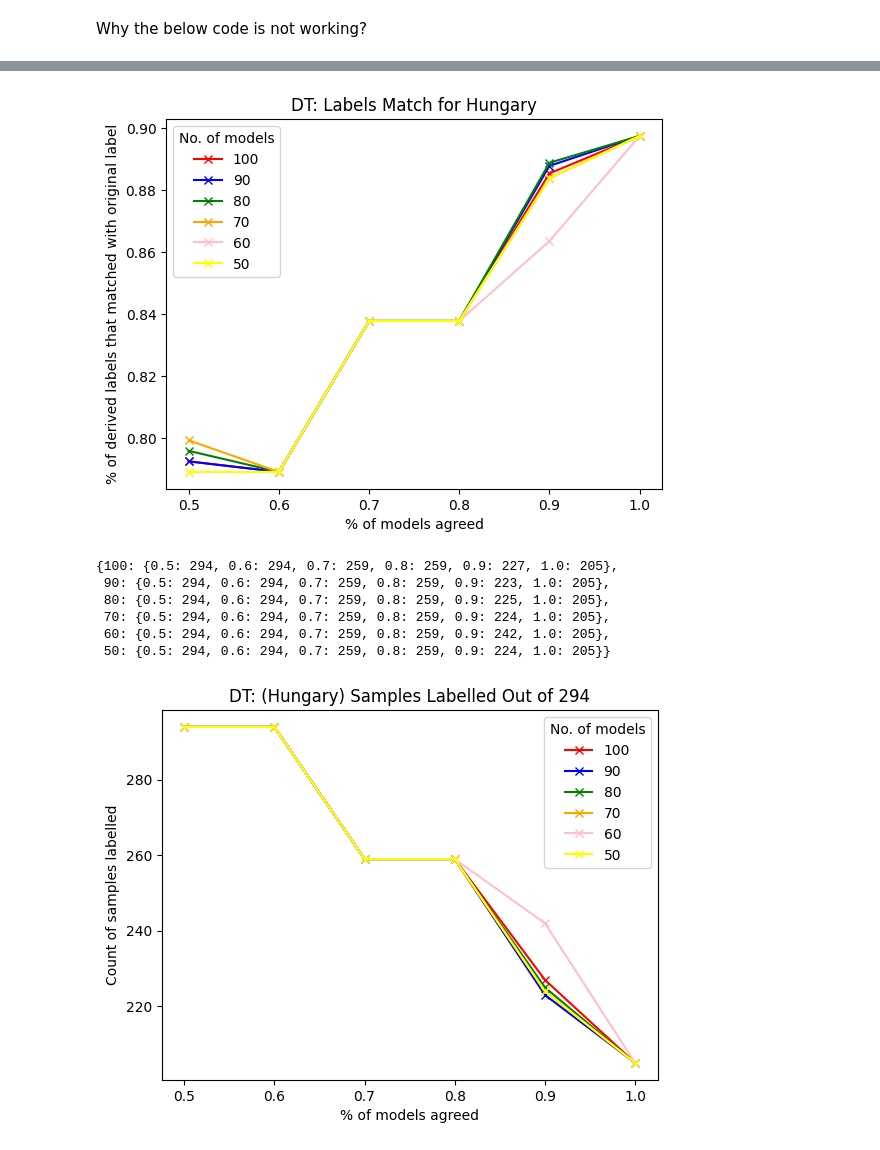
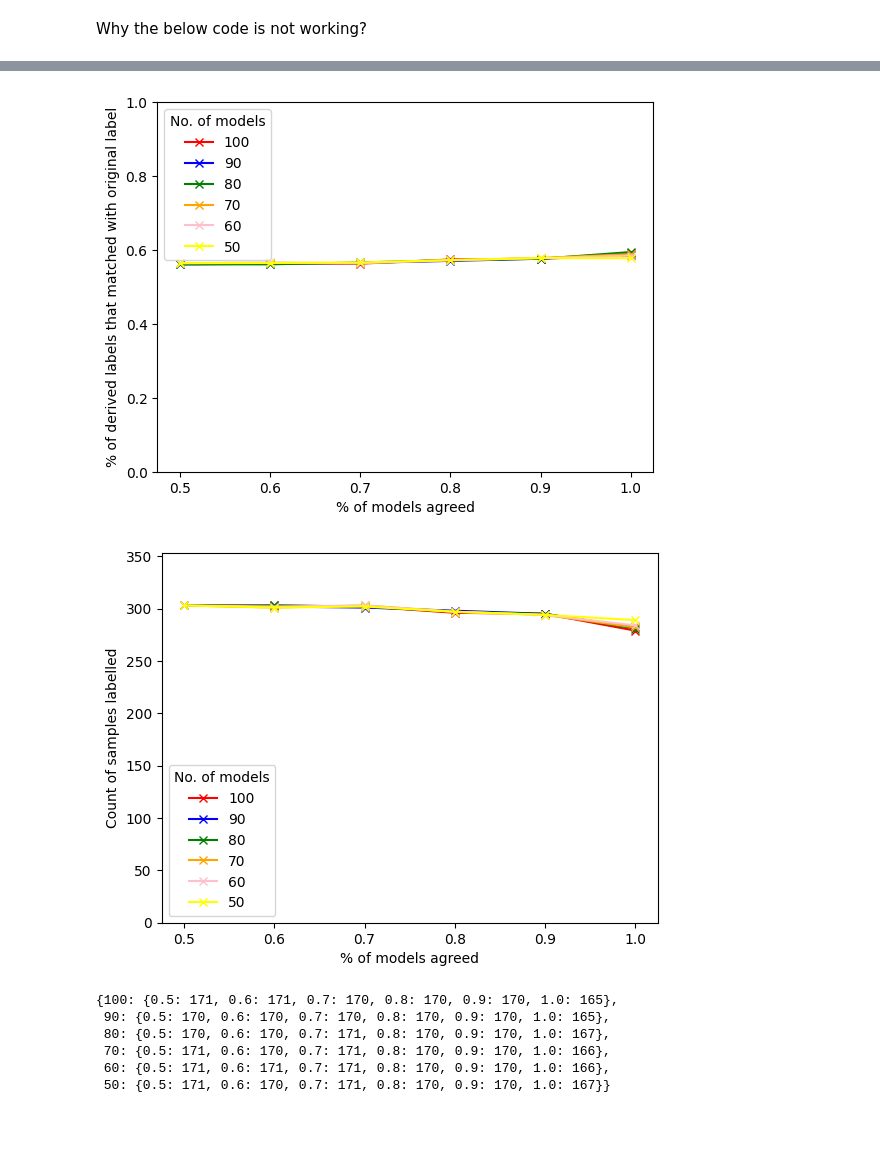
Before and after one commit to bhaveshneekhra/model_agreement, a Jupyter notebook: plot_results.ipynb, the cells around one changed output, grey strips where cells are left out. Drawn from its saved outputs; the diff is of its cells as text; code cells hidden in the pictures; blank space fills up the shorter version.

```diff
--- a/plot_results.ipynb
+++ b/plot_results.ipynb
@@ -8,4 +8,8 @@ import matplotlib.pyplot as plt
 
 import os
 # %%
-model_name = 'DT'
+model_name = 'LR'
+
+dataset_combo = "CL_VA"
+
+save_tables = 0
@@ -12,5 +63,5 @@ model_name = 'DT'
 # %%
-path = './Final_Results/HD/'+model_name+"/"
+path = './Final_Results/HD/'+dataset_combo+"/"+model_name+"/"
 # %%
 dfs = {100:{}, 90:{}, 80:{}, 70:{}, 60:{}, 50:{}}
 
@@ -30,10 +81,18 @@ if isExist:
     for num_models in dfs:
         for agreement_rate in dfs[num_models]:
             df = dfs[num_models][agreement_rate]
-            derived_label_match = df.loc[df['description']=='label match with the origial labels for Hungary']['value'].item()
-    #         derived_label_match = derived_label_match.split('\n')[1]
+
+            match_for = 'label match with the origial labels for '+derived_dataset
+            derived_label_match = df.loc[df['description']==match_for]['value'].item()
+
+            match_for = 'Train on original '+base_dataset+' test on original '+derived_dataset
+            # train_base_label_derive_acc_match = df.loc[df['description']==match_for]['value'].item()
+            # derived_label_match = df.loc['label match with the origial labels for ' in df['description']]['value'].item()
+            # derived_label_match = derived_label_match.split('\n')[1]
     #         derived_label_match = [x.split(' ')[0] for x in derived_label_match]
             derived_label_match_results[num_models][agreement_rate] = derived_label_match
 
     for num_models in derived_label_match_results:
         derived_label_match_results[num_models] = dict(sorted(derived_label_match_results[num_models].items()))
+else:
+    raise SystemExit("\n\nPath does not exist!\n\n")
@@ -215,19 +226,12 @@ plt.plot(derived_label_match_results[50].keys(), derived_label_match_results[50]
 
 plt.xticks([0.5, 0.6, 0.7, 0.8, 0.9, 1.0])
 plt.xlabel("% of models agreed")
+
+plt.ylim(0, 1)
 plt.ylabel("% of derived labels that matched with original label")
 plt.legend(title='No. of models')
-plt.title("{}".format(model_name+": Labels Match for "+derived_dataset))
+# plt.title("{}".format(model_name+": Labels Match for "+derived_dataset))
 
-plt.savefig(model_name+'_Labels_Match_Forward_Expr.png', dpi=600)
+plt.savefig(dataset_combo+"_"+model_name+'_perc_Labels_Match_Forward_Expr.png', dpi=600)
 # %% [output]
-[figure, old version]
+[figure, new version]
-# %%
-fwd_exp_results
-# %% [output]
-{100: {0.5: 294, 0.6: 294, 0.7: 259, 0.8: 259, 0.9: 227, 1.0: 205},
- 90: {0.5: 294, 0.6: 294, 0.7: 259, 0.8: 259, 0.9: 223, 1.0: 205},
- 80: {0.5: 294, 0.6: 294, 0.7: 259, 0.8: 259, 0.9: 225, 1.0: 205},
- 70: {0.5: 294, 0.6: 294, 0.7: 259, 0.8: 259, 0.9: 224, 1.0: 205},
- 60: {0.5: 294, 0.6: 294, 0.7: 259, 0.8: 259, 0.9: 242, 1.0: 205},
- 50: {0.5: 294, 0.6: 294, 0.7: 259, 0.8: 259, 0.9: 224, 1.0: 205}}
@@ -234,33 +250,46 @@ fwd_exp_results
 # %%
 fig = plt.figure()
 # x =
 plt.plot(fwd_exp_results[100].keys(), fwd_exp_results[100].values(), marker='x', color='red', label='100')
 # plt.scatter(bkd_exp_results[100].keys(), derived_label_match_results[100].values(), s=list(bkd_exp_results[100].values()), color='red', alpha=0.6)
 
 plt.plot(fwd_exp_results[90].keys(), fwd_exp_results[90].values(), marker='x', color='blue', label='90')
 # plt.scatter(bkd_exp_results[90].keys(), derived_label_match_results[90].values(), s=list(bkd_exp_results[90].values()), color='blue', alpha=0.6)
 
 plt.plot(fwd_exp_results[80].keys(), fwd_exp_results[80].values(), marker='x', color='green', label='80')
 # plt.scatter(bkd_exp_results[80].keys(), derived_label_match_results[80].values(), s=list(bkd_exp_results[80].values()), color='green', alpha=0.6)
 
 plt.plot(fwd_exp_results[70].keys(), fwd_exp_results[70].values(), marker='x', color='orange', label='70')
 # plt.scatter(bkd_exp_results[70].keys(), derived_label_match_results[70].values(), s=list(bkd_exp_results[70].values()), color='orange', alpha=0.6)
 
 plt.plot(fwd_exp_results[60].keys(), fwd_exp_results[60].values(), marker='x', color='pink', label='60')
 # plt.scatter(bkd_exp_results[60].keys(), derived_label_match_results[60].values(), s=list(bkd_exp_results[60].values()), color='pink', alpha=0.6)
 
 plt.plot(fwd_exp_results[50].keys(), fwd_exp_results[50].values(), marker='x', color='yellow', label='50')
 # plt.scatter(bkd_exp_results[50].keys(), derived_label_match_results[50].values(), s=list(bkd_exp_results[50].values()), color='yellow', alpha=0.6)
 
 plt.xticks([0.5, 0.6, 0.7, 0.8, 0.9, 1.0])
 plt.xlabel("% of models agreed")
+
+plt.ylim(0, len_derived+50)
 plt.ylabel("Count of samples labelled")
 plt.legend(title='No. of models')
-plt.title("{}".format(model_name+": ("+derived_dataset+') Samples Labelled Out of '+str(derived_dataset_count)))
+# plt.title("{}".format(model_name+": ("+derived_dataset+') Samples Labelled Out of '+str(derived_dataset_count)))
 
-plt.savefig(model_name+"_"+derived_dataset+'_Forward_Expr_Samples_Labelled.png', dpi=600)
+fname = dataset_combo+"_"+model_name+"_"+derived_dataset+'_Forward_Expr_Samples_Labelled.png'
+
+plt.savefig(fname, dpi=600)
 # %% [output]
-[figure, old version]
+[figure, new version]
+# %%
+count_correctly_labelled
+# %% [output]
+{100: {0.5: 171, 0.6: 171, 0.7: 170, 0.8: 170, 0.9: 170, 1.0: 165},
+ 90: {0.5: 170, 0.6: 170, 0.7: 170, 0.8: 170, 0.9: 170, 1.0: 165},
+ 80: {0.5: 170, 0.6: 170, 0.7: 171, 0.8: 170, 0.9: 170, 1.0: 167},
+ 70: {0.5: 171, 0.6: 170, 0.7: 171, 0.8: 170, 0.9: 170, 1.0: 166},
+ 60: {0.5: 171, 0.6: 171, 0.7: 171, 0.8: 170, 0.9: 170, 1.0: 166},
+ 50: {0.5: 171, 0.6: 170, 0.7: 171, 0.8: 170, 0.9: 170, 1.0: 167}}
 # %%
 # count_correctly_labelled
 
```
Also changed, not shown: parts of 22 cells of this notebook, 5 other files.
